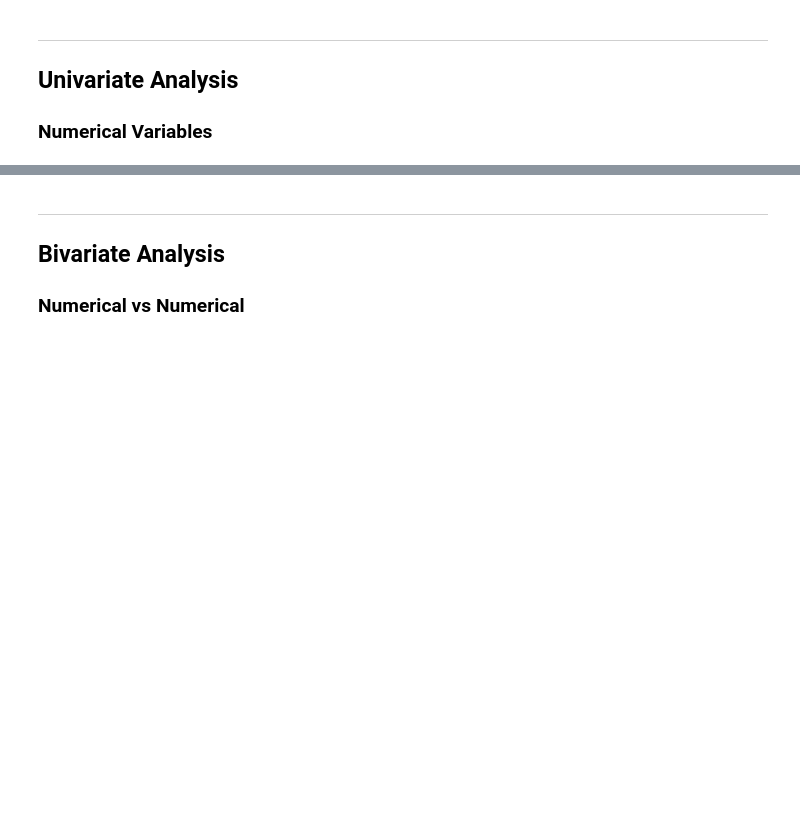
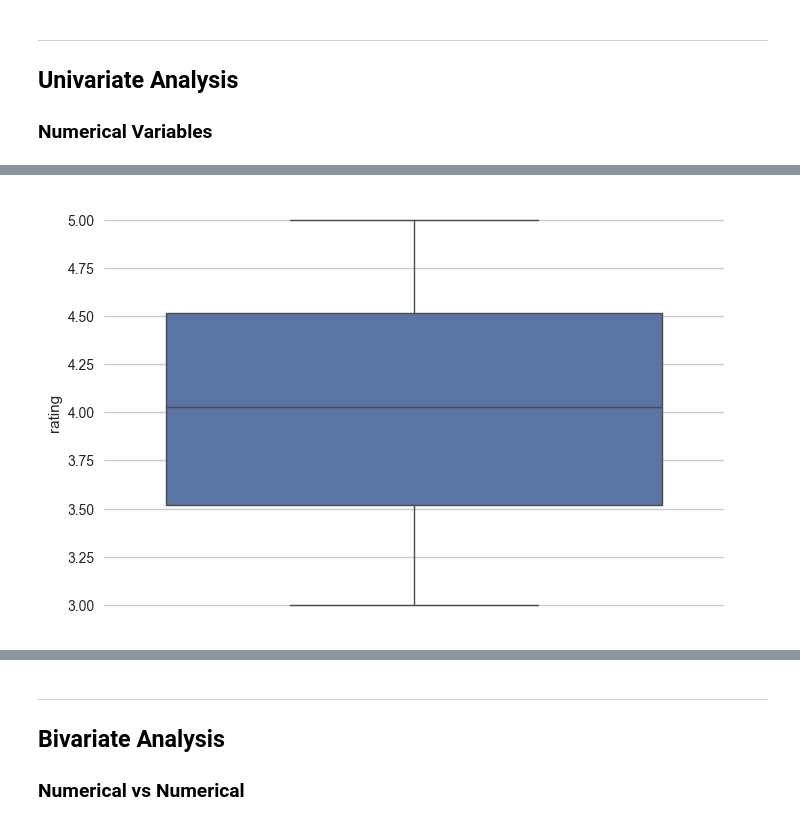
Before and after one commit to ariyan378/Data-Analytics-Ml, a Jupyter notebook: Airbnb-Exploratory-Data-Analysis.ipynb, the cells around one changed output, grey strips where cells are left out. Saved outputs shown, nothing was run; the diff lists cells and outputs as text; code cells hidden in the pictures; blank space fills up the shorter version.

```diff
--- a/Airbnb-Exploratory-Data-Analysis.ipynb
+++ b/Airbnb-Exploratory-Data-Analysis.ipynb
@@ -327,0 +432,5 @@ KeyError: 'age'
+# %%
+sns.boxplot(df['rating'])
+plt.show()
+# %% [output]
+[figure, added]
```
Also changed, not shown: parts of 24 cells of this notebook.
